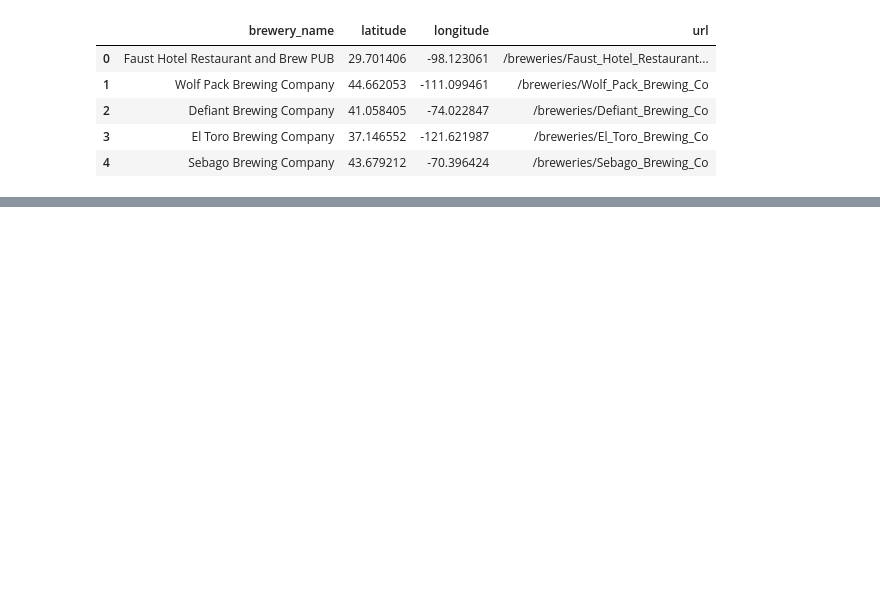
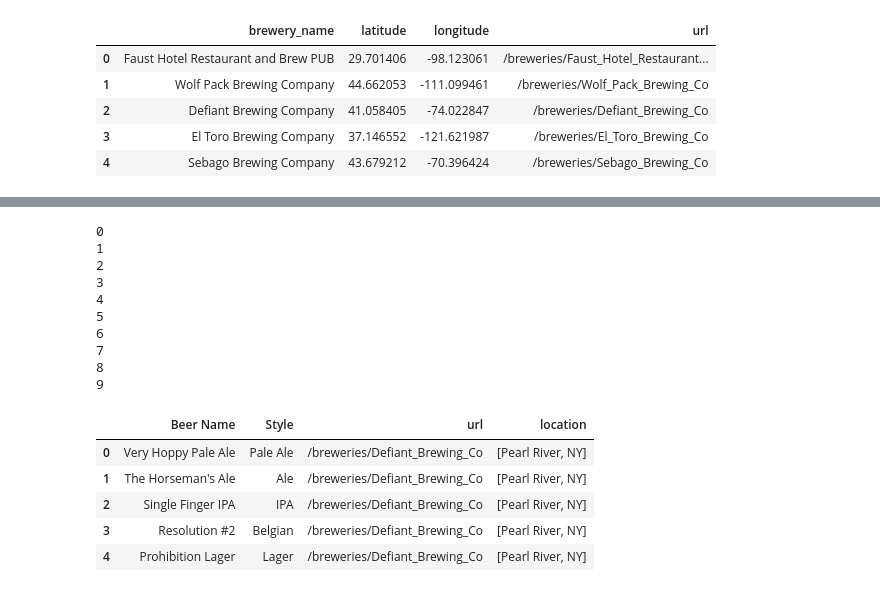
Before and after one commit to adpleach/breweries, a Jupyter notebook: brewbound.ipynb, the cells around one changed output, grey strips where cells are left out. Saved outputs shown, nothing was run; the diff lists cells and outputs as text; code cells hidden in the pictures; blank space fills up the shorter version.

Commit message:
Add beer list

```diff
--- a/brewbound.ipynb
+++ b/brewbound.ipynb
@@ -58,0 +26,12 @@ results
+# %%
+url = url = df['url'].iloc[[8]].to_string(header=False, index=False)
+full_url = "https://www.brewbound.com"+url
+page = requests.get(full_url, allow_redirects=False)
+soup = BeautifulSoup(page.content, "html.parser")
+results = soup.find_all("address")
+
+addr = []
+for address in results:
+    addr.append(address.text.strip())
+print(addr)
+print(page.text)
@@ -59,2 +56,69 @@ results
+# %%
+# use brewery url to get beers
+beers = []
+for i in range(len(df['url'])):
+# for i in range(10):
+    url = df['url'].iloc[[i]].to_string(header=False, index=False)
+    print(i)
+    full_url = "https://www.brewbound.com"+url
+    try:
+        page = requests.get(full_url, allow_redirects=False)
+        soup = BeautifulSoup(page.content, "html.parser")
+        addresses = soup.find_all("address")
+        results = soup.find(id="beers")
+    except:
+        results = None
+
+    addr = []
+    for address in addresses:
+        addr.append(address.text.strip())
+
+    headers = []
+    try:
+        for j in results.find_all("th"):
+            title = j.text
+            headers.append(title)
+        result_headers = headers[0:2]
+        result_headers.append('url')
+        result_headers.append('location')
+    except AttributeError:
+        print('No beers')
+    data = []
+
+    try:
+        rows = results.find_all('tr')
+        for row in rows:
+            cols = row.find_all('td')
+            cols = [ele.text.strip() for ele in cols]
+            cols = [ele for ele in cols if ele] # Get rid of empty values
+            data.append([ele for ele in cols if ele != "No records to display."]) # Get rid of extra values
+
+        table = list(filter(None, data))
+        table = [x.append(url) or x for x in table]
+        table = [x.append(addr) or x for x in table]
+        beers= beers + table
+    except AttributeError:
+        print('No beers')
+
+df_beers = pd.DataFrame(beers, columns = result_headers)
+
+df_beers.head()
+# %% [output]
+0
+1
+2
+3
+4
+5
+6
+7
+8
+9
+|  | Beer Name | Style | url | location |
+| 0 | Very Hoppy Pale Ale | Pale Ale | /breweries/Defiant_Brewing_Co | [Pearl River, NY] |
+| 1 | The Horseman's Ale | Ale | /breweries/Defiant_Brewing_Co | [Pearl River, NY] |
+| 2 | Single Finger IPA | IPA | /breweries/Defiant_Brewing_Co | [Pearl River, NY] |
+| 3 | Resolution #2 | Belgian | /breweries/Defiant_Brewing_Co | [Pearl River, NY] |
+| 4 | Prohibition Lager | Lager | /breweries/Defiant_Brewing_Co | [Pearl River, NY] |
 # %%
 # use beer url to get beer info
```
Also changed, not shown: parts of 2 cells of this notebook.
